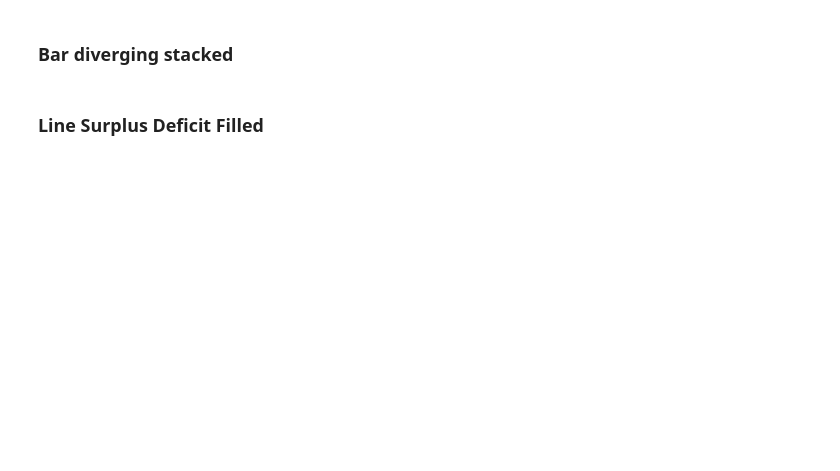
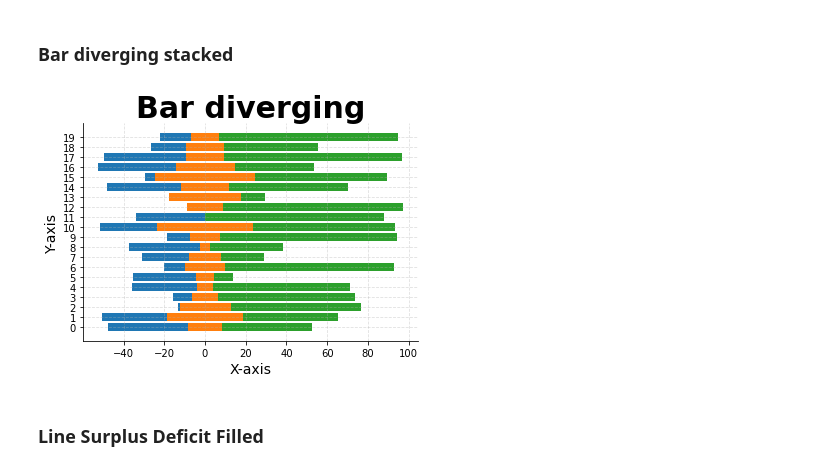
Before and after one commit to OdiseeDataScience2122/Leerstof_2122, a Jupyter notebook: 10_DataVisualisation/DataVisualisation.ipynb, the cells around one changed output. Cells and saved outputs as stored; diff of their text form; code cells hidden in the pictures; blank space fills up the shorter version.

```diff
--- a/10_DataVisualisation/DataVisualisation.ipynb
+++ b/10_DataVisualisation/DataVisualisation.ipynb
@@ -16,4 +54,31 @@ import seaborn as sns
 # %% [markdown]
 ### Bar diverging stacked
+# %%
+# data aanmaken
+np.random.seed(0)
+df = pd.DataFrame({"positive":np.random.randint(0,100, size=20),
+                  "neutral": np.random.randint(0,50, size=20),
+                  "negative": np.random.randint(0,50, size=20)})
+
+# bij de negative nemen we de left waarden omdat ze negatief zijn. hierdoor wordt links en rechts omgedraaid.
+plt.barh(df.index, -df.negative, left=-df.neutral/2)
+plt.barh(df.index, df.neutral, left=-df.neutral/2)
+plt.barh(df.index, df.positive, left=df.neutral/2)
+
+#plt.title("Bar diverging",fontsize = 30)
+plt.title("Bar diverging",fontdict={"size":30, "weight":"bold"})
+plt.gca().set_xlabel("X-axis", fontsize=14)
+plt.gca().set_ylabel("Y-axis", fontsize=14)
+
+# streepjes op de assen corrigeren (komma-getallen geen steek houden)
+# 2 keer df.index omdat de eerste keer de waarde waar de tick is en de tweede keer het label
+plt.yticks(df.index, df.index, fontsize=10)
+#plt.xticks([])
+
+plt.grid(linestyle="--", alpha=0.4)
+plt.gca().spines["top"].set_visible(False)
+plt.gca().spines["right"].set_visible(False)
+# %% [output]
+[figure, added]
 # %% [markdown]
 ### Line Surplus Deficit Filled
```
Also changed, not shown: parts of 9 cells of this notebook, 3 other files.
